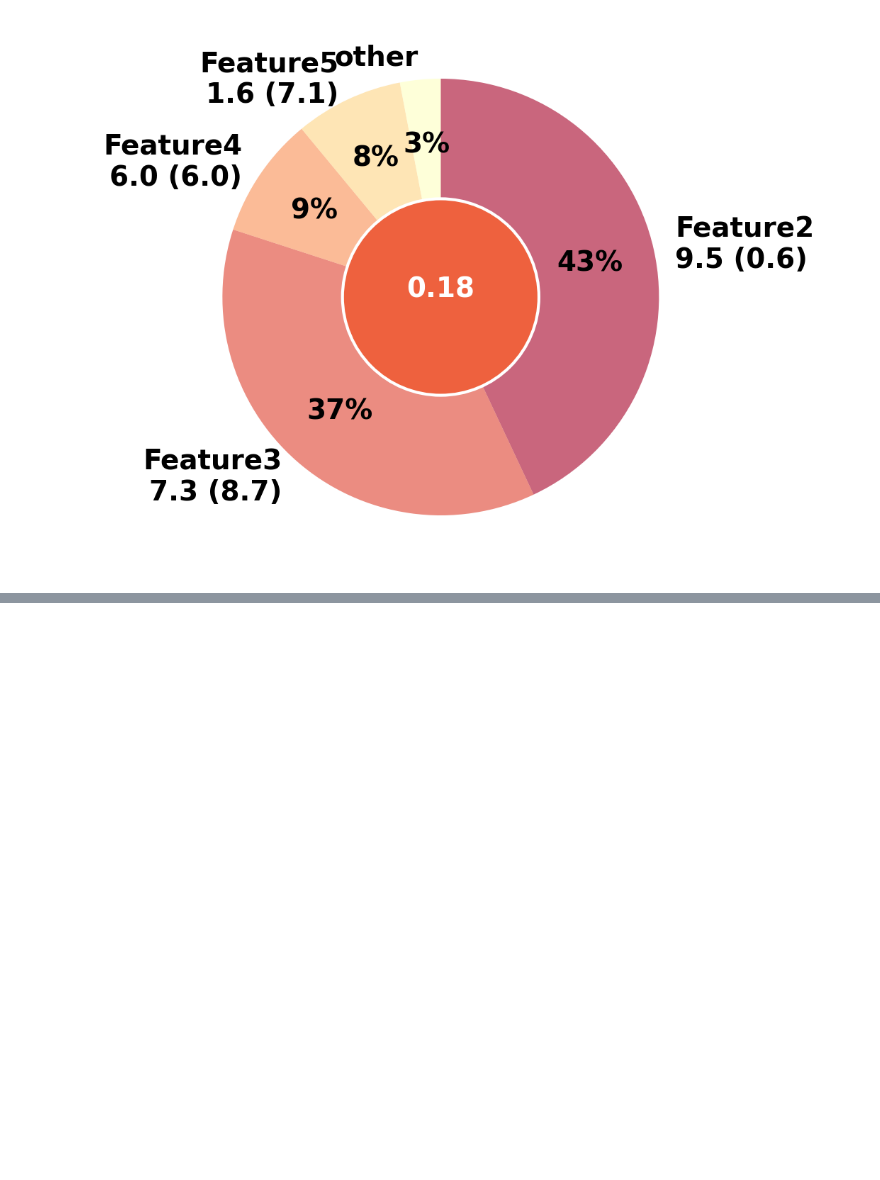
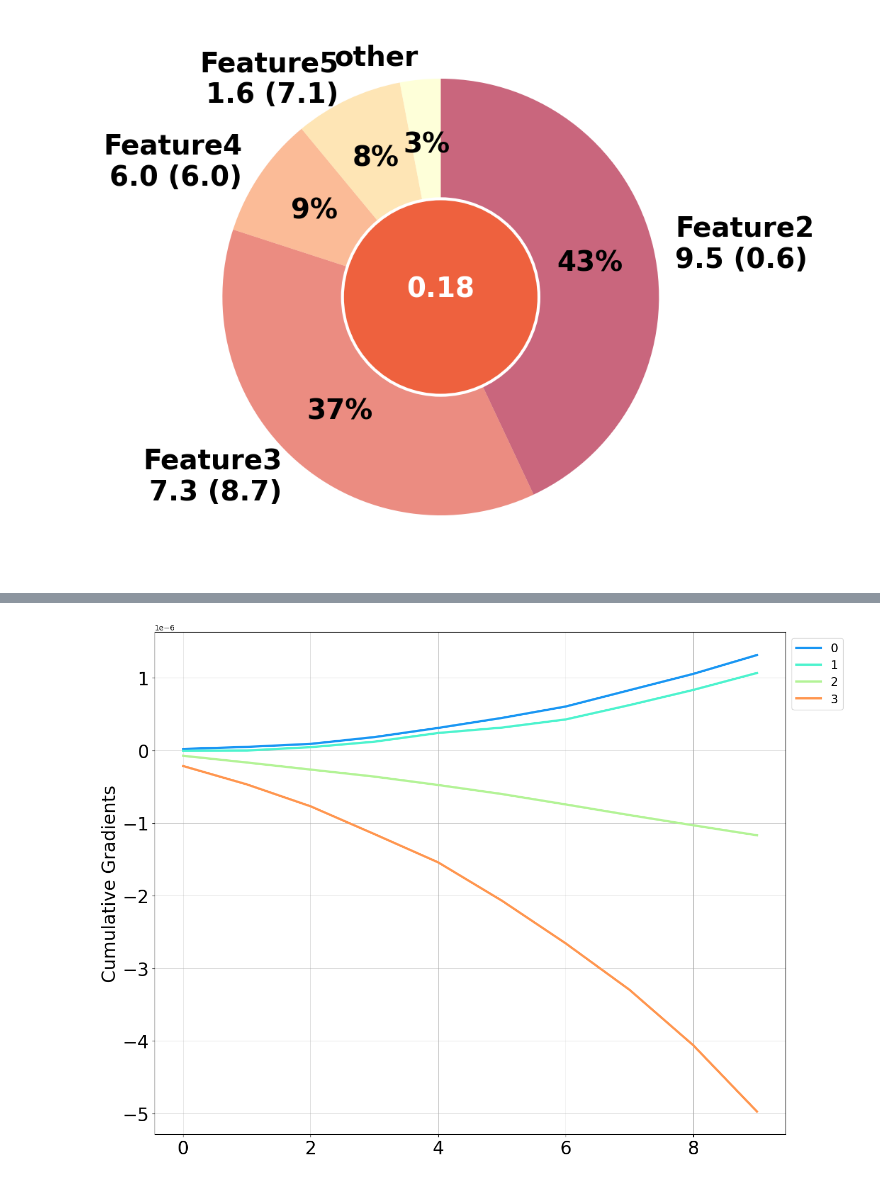
Before and after one commit to SajjanFuse/madi, a Jupyter notebook: IG_practice.ipynb, the cells around one changed output, grey strips where cells are left out. Cells and saved outputs as stored; diff of their text form; code cells hidden in the pictures; blank space fills up the shorter version.

Commit message:
Gradient series also plotted
- Computation of Delta normalized
- IG Series for Series plot

```diff
--- a/IG_practice.ipynb
+++ b/IG_practice.ipynb
@@ -444,0 +499,4 @@ Anomaly Score: 0.18340450985343382
+# %%
+reference_ = nearest_reference_point.to_frame().T
+custom_data = pd.DataFrame(df_array).T
+print(type(reference_), type(custom_data))
@@ -444,0 +505,14 @@ Anomaly Score: 0.18340450985343382
+# %%
+print(reference_.iloc[0].dtypes)
+print(custom_data.iloc[0].dtypes)
+
+print(reference_.columns)
+print(custom_data.columns)
+
+custom_data.columns = reference_.columns
+
+print(reference_.columns)
+print(custom_data.columns)
+
+reference_.iloc[0], custom_data.iloc[0]
+# reference_.shape, custom_data.shape
@@ -444,0 +536,3 @@ Anomaly Score: 0.18340450985343382
+# %%
+delta_normalized = reference_.iloc[0] - custom_data.iloc[0]
+delta_normalized
@@ -444,0 +545,3 @@ Anomaly Score: 0.18340450985343382
+# %%
+df_grad = pd.DataFrame(np.matrix(gradients))
+df_grad.head(20)
@@ -444,0 +605,4 @@ Anomaly Score: 0.18340450985343382
+# %%
+plot_gradient_series(df_grad, delta_normalized)
+# %% [output]
+[figure, added]
```
Also changed, not shown: parts of 41 cells of this notebook.
